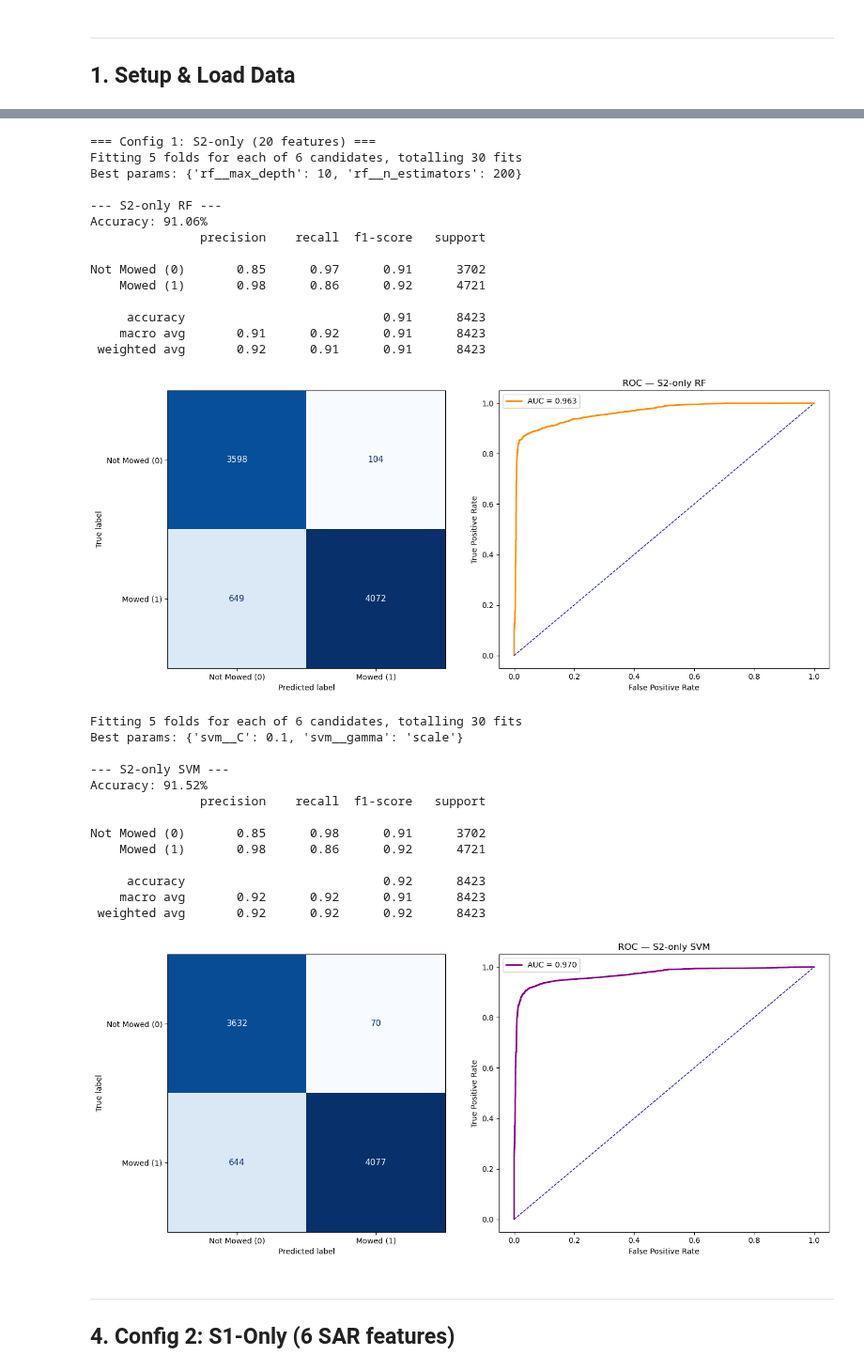
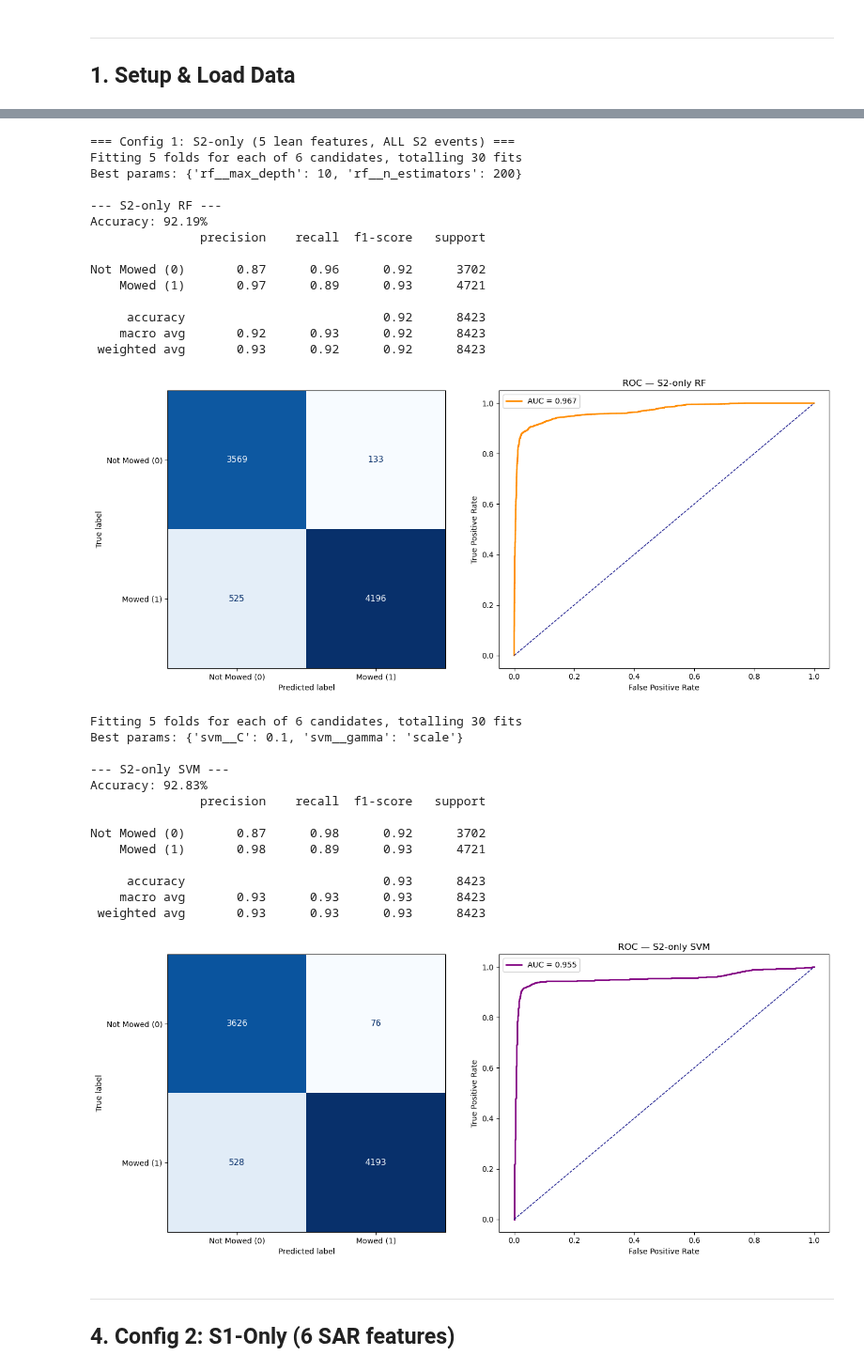
Before and after one commit to klaveflo/satellite-mowing-detection, a Jupyter notebook: notebooks/08_model_training.ipynb, the cells around one changed output, grey strips where cells are left out. Shown at 94% size. Cells and saved outputs as stored; diff of their text form; code cells hidden in the pictures.

```diff
--- a/notebooks/08_model_training.ipynb
+++ b/notebooks/08_model_training.ipynb
@@ -69,12 +114,20 @@ This ensures the same test events are held out for every model — fair comparis
 # %%
-# Split on all 26 features — we will subset columns per config
-all_features = FEATURE_NAMES + SAR_FEATURES
-X_train_all, y_train, groups_train, X_test_all, y_test = prepare_data(
-    fusion_df, all_features, random_state=42
+# Split A: S2-only configs — use ALL S2 events (maximum training data)
+# Uses the lean 5-feature S2 set (not all 20 FEATURE_NAMES).
+X_train_s2_all, y_train_s2, groups_train_s2, X_test_s2_all, y_test_s2 = prepare_data(
+    s2_df, S2_LEAN_FEATURES, random_state=42
 )
+print(f'Split A (S2-only) — Train events: {groups_train_s2.nunique()}, '
+      f'Test events: {s2_df.loc[X_test_s2_all.index, "match_id"].nunique()}')
 
-print(f'\nTrain events: {groups_train.nunique()}')
-print(f'Test  events: {fusion_df.loc[X_test_all.index, "match_id"].nunique()}')
+# Split B: GRD configs — events with S1 coverage (needed for SAR features)
+all_grd_features = list(dict.fromkeys(S2_LEAN_FEATURES + S2_HYBRID_FEATURES + SAR_FEATURES))
+
+X_train_grd_all, y_train_grd, groups_train_grd, X_test_grd_all, y_test_grd = prepare_data(
+    fusion_df, all_grd_features, random_state=42
+)
+print(f'Split B (GRD)     — Train events: {groups_train_grd.nunique()}, '
+      f'Test events: {fusion_df.loc[X_test_grd_all.index, "match_id"].nunique()}')
 # %% [output]
 Training: 24945 samples (50 matches)
 Testing:  8423 samples (13 matches)
@@ -87,48 +141,49 @@ Test  events: 13
 # %%
-results = []
+results_s2  = []
+results_grd = []
 
-X_train_s2 = X_train_all[FEATURE_NAMES]
-X_test_s2  = X_test_all[FEATURE_NAMES]
+X_train_s2 = X_train_s2_all
+X_test_s2  = X_test_s2_all
 
-print('=== Config 1: S2-only (20 features) ===')
+print('=== Config 1: S2-only (5 lean features, ALL S2 events) ===')
 model_s2_rf = train_tuned_rf(
-    X_train_s2, y_train, groups_train, X_test_s2, y_test,
-    results_list=results, model_alias='S2-only RF'
+    X_train_s2, y_train_s2, groups_train_s2, X_test_s2, y_test_s2,
+    results_list=results_s2, model_alias='S2-only RF'
 )
 model_s2_svm = train_tuned_svm(
-    X_train_s2, y_train, groups_train, X_test_s2, y_test,
-    results_list=results, model_alias='S2-only SVM'
+    X_train_s2, y_train_s2, groups_train_s2, X_test_s2, y_test_s2,
+    results_list=results_s2, model_alias='S2-only SVM'
 )
 # %% [output]
-=== Config 1: S2-only (20 features) ===
+=== Config 1: S2-only (5 lean features, ALL S2 events) ===
 Fitting 5 folds for each of 6 candidates, totalling 30 fits
 Best params: {'rf__max_depth': 10, 'rf__n_estimators': 200}
 
 --- S2-only RF ---
-Accuracy: 91.06%
+Accuracy: 92.19%
                precision    recall  f1-score   support
 
-Not Mowed (0)       0.85      0.97      0.91      3702
-    Mowed (1)       0.98      0.86      0.92      4721
+Not Mowed (0)       0.87      0.96      0.92      3702
+    Mowed (1)       0.97      0.89      0.93      4721
 
-     accuracy                           0.91      8423
-    macro avg       0.91      0.92      0.91      8423
- weighted avg       0.92      0.91      0.91      8423
+     accuracy                           0.92      8423
+    macro avg       0.92      0.93      0.92      8423
+ weighted avg       0.93      0.92      0.92      8423
-[figure, old version]
+[figure, new version]
 Fitting 5 folds for each of 6 candidates, totalling 30 fits
 Best params: {'svm__C': 0.1, 'svm__gamma': 'scale'}
 
 --- S2-only SVM ---
-Accuracy: 91.52%
+Accuracy: 92.83%
                precision    recall  f1-score   support
 
-Not Mowed (0)       0.85      0.98      0.91      3702
-    Mowed (1)       0.98      0.86      0.92      4721
+Not Mowed (0)       0.87      0.98      0.92      3702
+    Mowed (1)       0.98      0.89      0.93      4721
 
-     accuracy                           0.92      8423
-    macro avg       0.92      0.92      0.91      8423
- weighted avg       0.92      0.92      0.92      8423
+     accuracy                           0.93      8423
+    macro avg       0.93      0.93      0.93      8423
+ weighted avg       0.93      0.93      0.93      8423
-[figure, old version]
+[figure, new version]
 # %% [markdown]
 ---
 ## 4. Config 2: S1-Only (6 SAR features)
```
Also changed, not shown: parts of 28 cells of this notebook, 15 other files.
